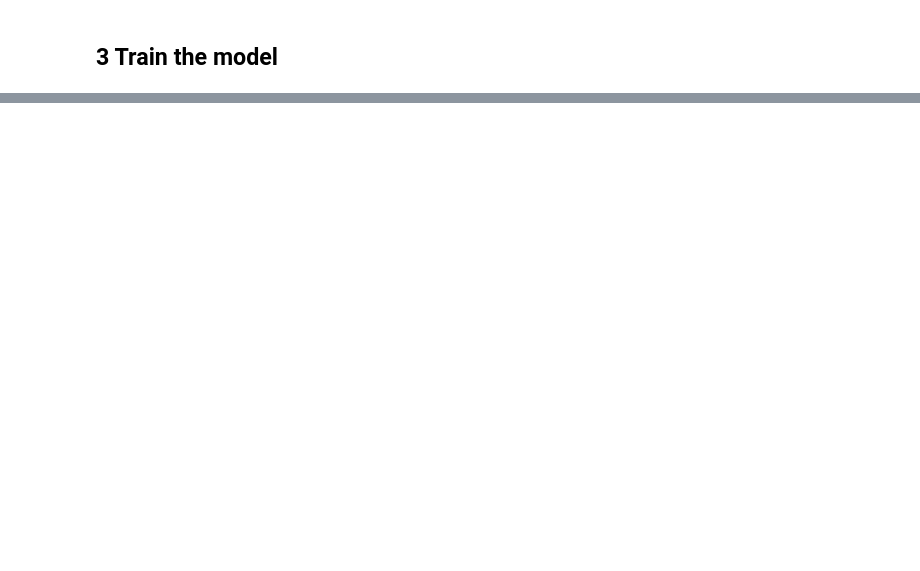
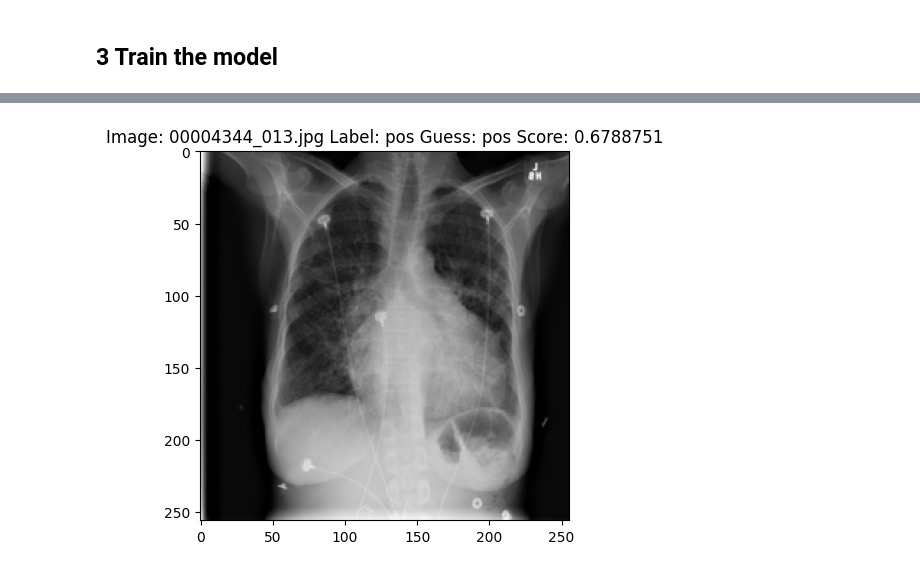
Before and after one commit to Rhythm1821/Chest-Disease-Identifier, a Jupyter notebook: Chest_Disease_Detection.ipynb, the cells around one changed output, grey strips where cells are left out. Drawn from its saved outputs; the diff is of its cells as text; code cells hidden in the pictures; blank space fills up the shorter version.

```diff
--- a/Chest_Disease_Detection.ipynb
+++ b/Chest_Disease_Detection.ipynb
@@ -252,0 +312,40 @@ Done funneling data!
+# %%
+def predict_image(filename):
+    image = Image.open(filename).resize((IMAGE_WIDTH,IMAGE_HEIGHT))
+    image_np = load_image_into_numpy_array(image)
+    exp=np.true_divide(image_np,255.)
+    expanded=np.expand_dims(exp,axis=0)
+    return model.predict(expanded)[0][0]
+# %%
+def show_df_row(row):
+  image_path = row["filepath"]
+  image = Image.open(image_path).resize((IMAGE_WIDTH, IMAGE_HEIGHT))
+  img = load_image_into_numpy_array(image)
+  exp = np.true_divide(img, 255.0)
+  expanded = np.expand_dims(exp, axis=0)
+  pred = model.predict(expanded)[0][0]
+  guess = "neg"
+  if pred > 0.5:
+    guess = "pos"
+  title = "Image: "+row["filename"]+" Label: "+row["label"]+" Guess: "+guess+" Score: "+str(pred)
+  plt.title(title)
+  plt.imshow(img)
+  plt.show()
+  return
+# %%
+results = []
+for image in os.listdir(test_neg_dir):
+  filename = test_neg_dir+'/'+image
+  confidence = predict_image(filename)
+  guess = "pos" if confidence > 0.5 else "neg"
+  results.append([filename,image,'neg',guess,confidence])
+
+for image in os.listdir(test_pos_dir):
+  filename = test_pos_dir+'/'+image
+  confidence = predict_image(filename)
+  guess = "pos" if confidence > 0.5 else "neg"
+  results.append([filename,image,'pos',guess,confidence])
+
+sorted_results = sorted(results,key=lambda x:x[4],reverse=True)
+
+df = pd.DataFrame(data=sorted_results,columns=['filepath','filename','label','guess','confidence'])
@@ -252,0 +370,5 @@ Done funneling data!
+# %%
+import random
+n = random.randint(0, len(df)-1)
+show_df_row(df.iloc[n])
+# %% [output]
@@ -252,0 +376 @@ Done funneling data!
+[figure, added]
```
Also changed, not shown: parts of 20 cells of this notebook.
